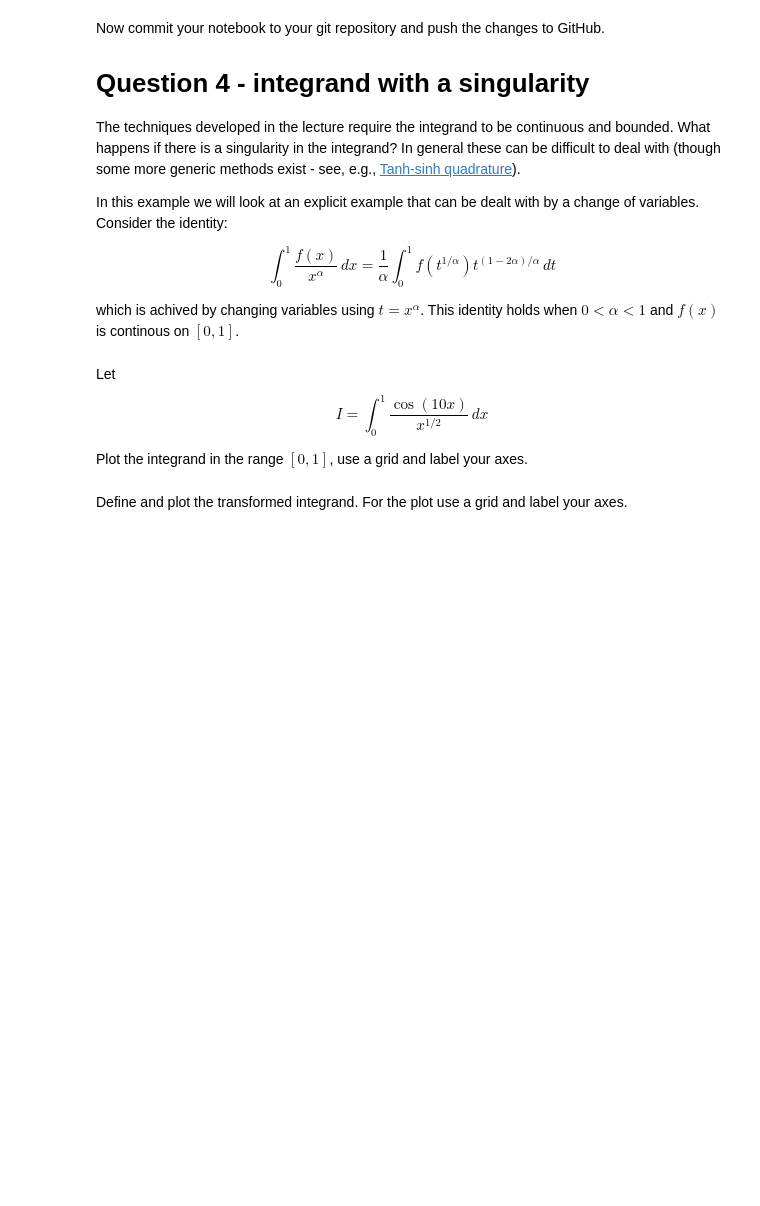
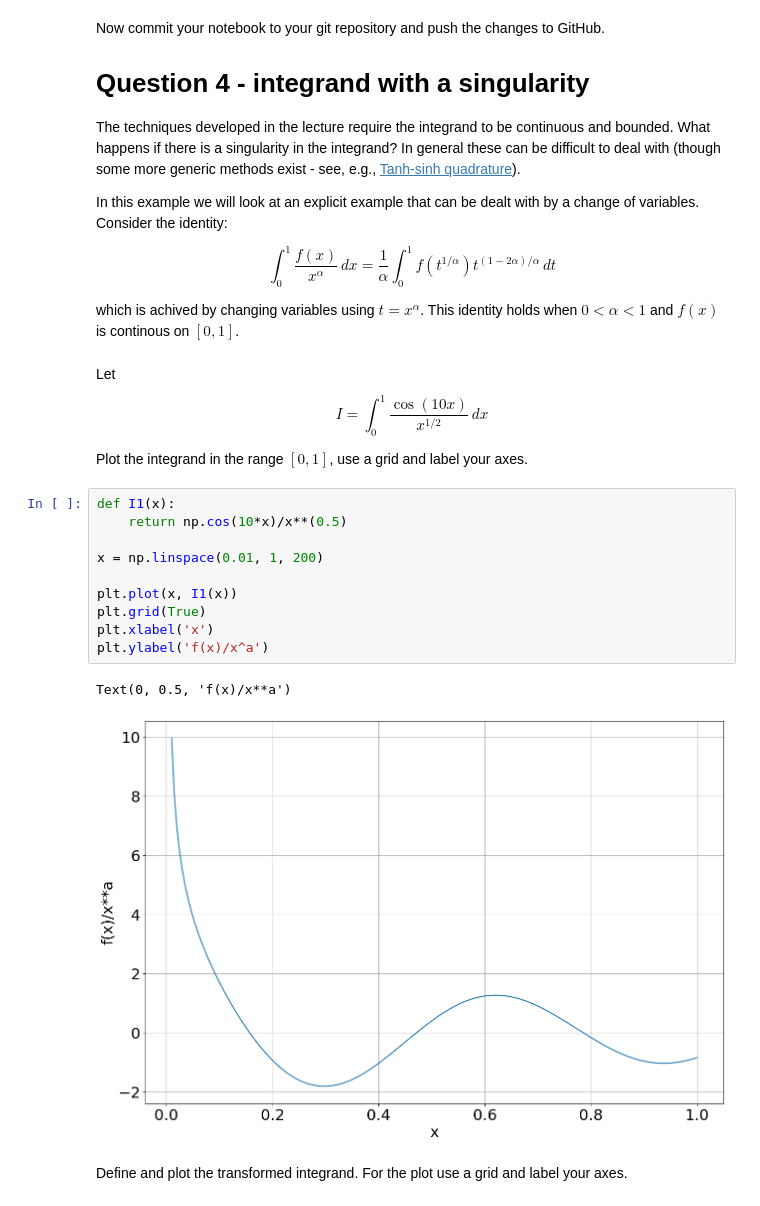
Before and after one commit to NiallCarbery/Computational_Science, a Jupyter notebook: Assignment4/Assignment-4.ipynb, the cells around one changed output. Drawn from its saved outputs; the diff is of its cells as text; blank space fills up the shorter version.

```diff
--- a/Assignment4/Assignment-4.ipynb
+++ b/Assignment4/Assignment-4.ipynb
@@ -224,5 +224,18 @@ Let
 $$I = \int^1_0 \frac{\cos(10x)}{x^{1/2}}\,dx $$
 
 Plot the integrand in the range $[0,1]$, use a grid and label your axes.
+# %%
+def I1(x):
+    return np.cos(10*x)/x**(0.5)
+
+x = np.linspace(0.01, 1, 200)
+
+plt.plot(x, I1(x))
+plt.grid(True)
+plt.xlabel('x')
+plt.ylabel('f(x)/x^a')
+# %% [output]
+Text(0, 0.5, 'f(x)/x**a')
+[figure, added]
 # %% [markdown]
 Define and plot the transformed integrand. For the plot use a grid and label your axes.
```
Also changed, not shown: parts of 2 cells of this notebook.
